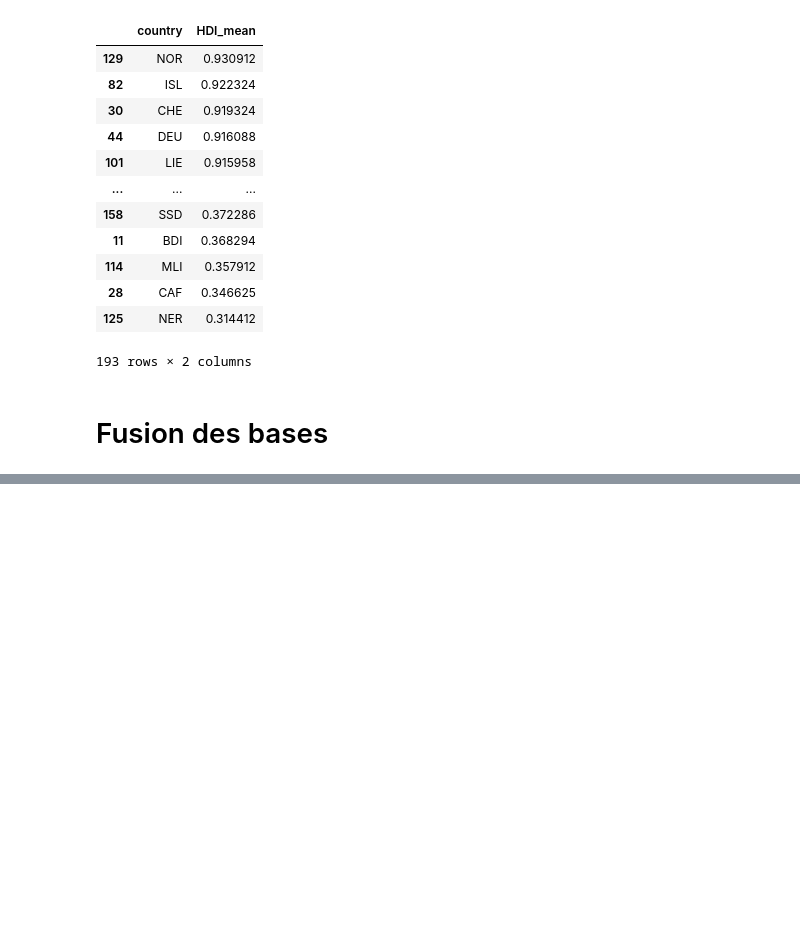
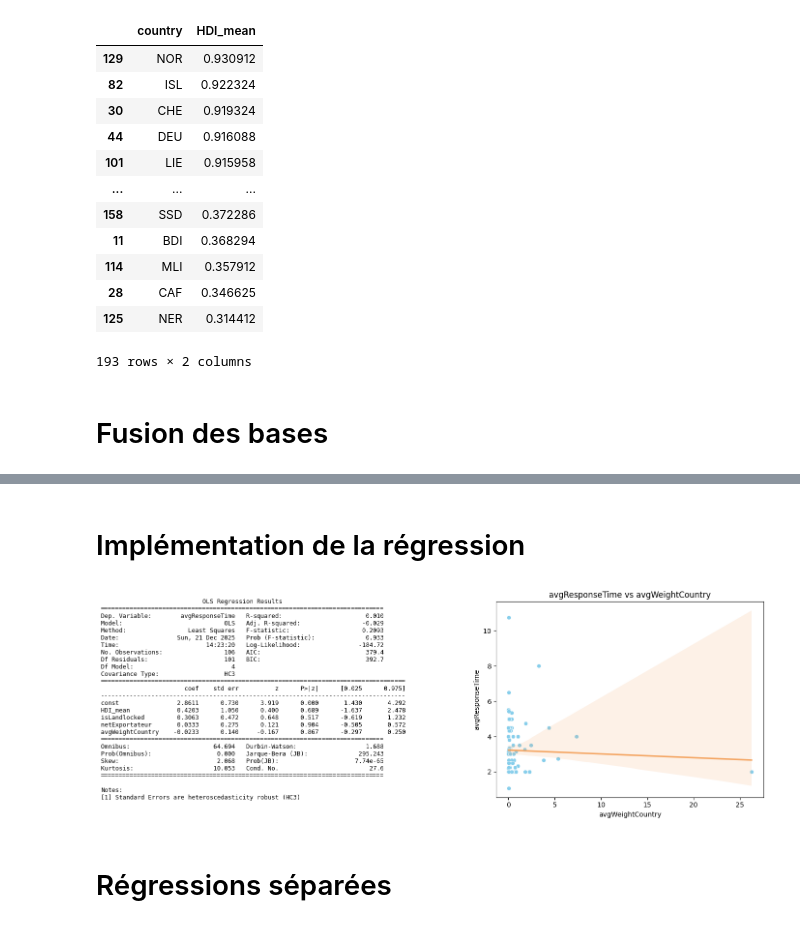
Before and after one commit to nile2304/Data-Science-Project-ENSAE, a Jupyter notebook: main.ipynb, the cells around one changed output, grey strips where cells are left out. Saved outputs shown, nothing was run; the diff lists cells and outputs as text; code cells hidden in the pictures; blank space fills up the shorter version.

Commit message:
finalized diverse regressions on the main.ipynb.
Remaining now: Redaction of the whole file

```diff
--- a/main.ipynb
+++ b/main.ipynb
@@ -760,3 +758,13 @@ aggregated_HDI.sort_values(by="HDI_mean",ascending=False)
 dv.visualize_HDI_clusters(aggregated_HDI)
 # %% [markdown]
 # Fusion des bases
+# %%
+merged_data = (
+    aggregated_HDI
+    .merge(responseTime_data, on=["country"], how="outer")
+    .merge(validLandlockedData, on=["country"], how="outer")
+    .merge(netExportators, on=["country"], how="outer")
+    .merge(weightCountry, on=["country"], how="outer")
+)
+
+merged_data.sort_values(by="country",ascending=True)
@@ -762,0 +785,3 @@ dv.visualize_HDI_clusters(aggregated_HDI)
+# %%
+merged_data.dropna(inplace=True)
+merged_data
@@ -762,0 +802,8 @@ dv.visualize_HDI_clusters(aggregated_HDI)
+# %% [markdown]
+# Implémentation de la régression
+# %%
+rg.perform_regression(merged_data, ['HDI_mean', 'isLandlocked', 'netExportateur', 'avgWeightCountry'],'avgResponseTime', method='HC3')
+# %% [output]
+[figure, added]
+# %% [markdown]
+# Régressions séparées
```
Also changed, not shown: parts of 23 cells of this notebook, 2 other files.
